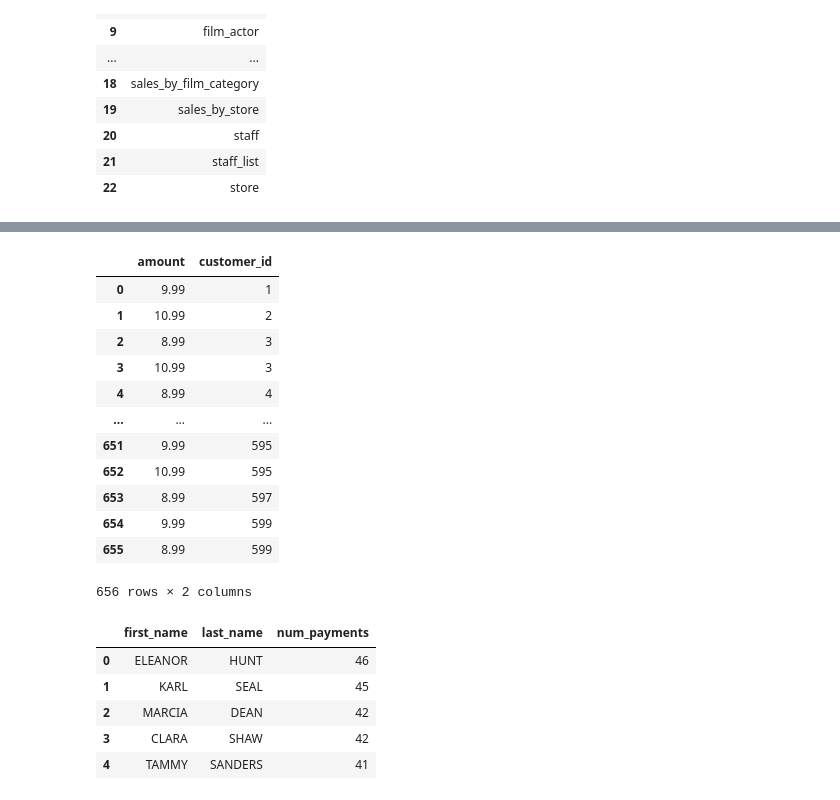
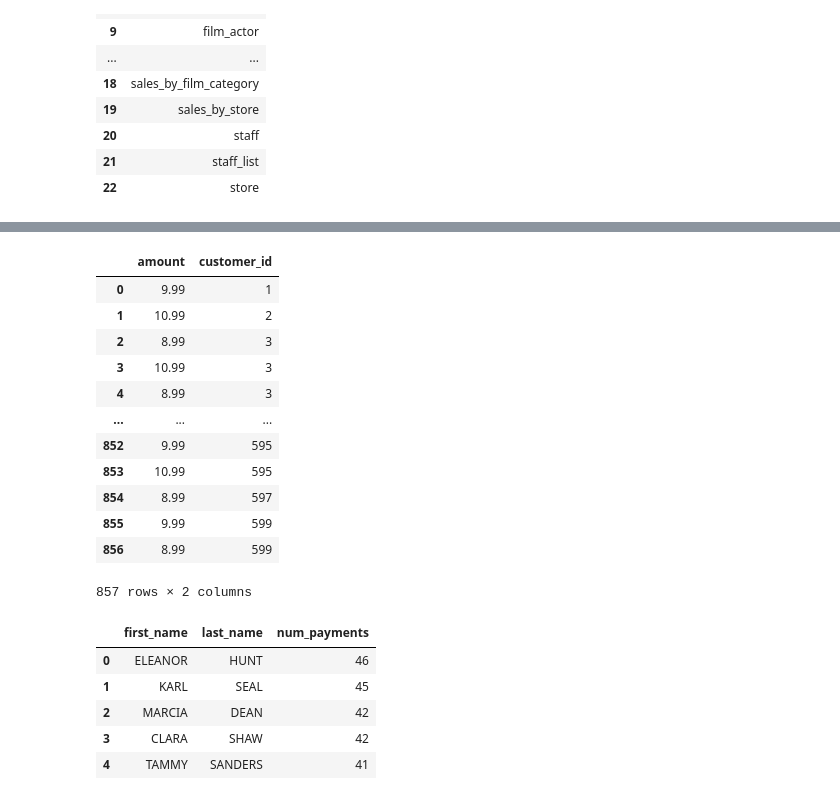
Before and after one commit to CaillahR/Queries-Sakila, a Jupyter notebook: Queries Sakila.ipynb, the cells around one changed output, grey strips where cells are left out. Saved outputs shown, nothing was run; the diff lists cells and outputs as text; code cells hidden in the pictures.

```diff
--- a/Queries Sakila.ipynb
+++ b/Queries Sakila.ipynb
@@ -118,24 +130,24 @@ pd.read_sql(g, engine)
 # %%
-f = """SELECT DISTINCT amount, customer_id
+f = """SELECT amount, customer_id
 FROM payment
 WHERE amount >
-    (SELECT 2 * AVG(amount)
+    2 * (SELECT AVG(amount)
     FROM payment);"""
 pd.read_sql(f, engine)
 # %% [output]
 |  | amount | customer_id |
 | 0 | 9.99 | 1 |
 | 1 | 10.99 | 2 |
 | 2 | 8.99 | 3 |
 | 3 | 10.99 | 3 |
-| 4 | 8.99 | 4 |
+| 4 | 8.99 | 3 |
 | ... | ... | ... |
-| 651 | 9.99 | 595 |
-| 652 | 10.99 | 595 |
-| 653 | 8.99 | 597 |
-| 654 | 9.99 | 599 |
-| 655 | 8.99 | 599 |
+| 852 | 9.99 | 595 |
+| 853 | 10.99 | 595 |
+| 854 | 8.99 | 597 |
+| 855 | 9.99 | 599 |
+| 856 | 8.99 | 599 |
-656 rows × 2 columns
+857 rows × 2 columns
 # %%
 i = """SELECT customer.first_name, customer.last_name,
     (SELECT COUNT(*)
```
Also changed, not shown: parts of 4 cells of this notebook.
